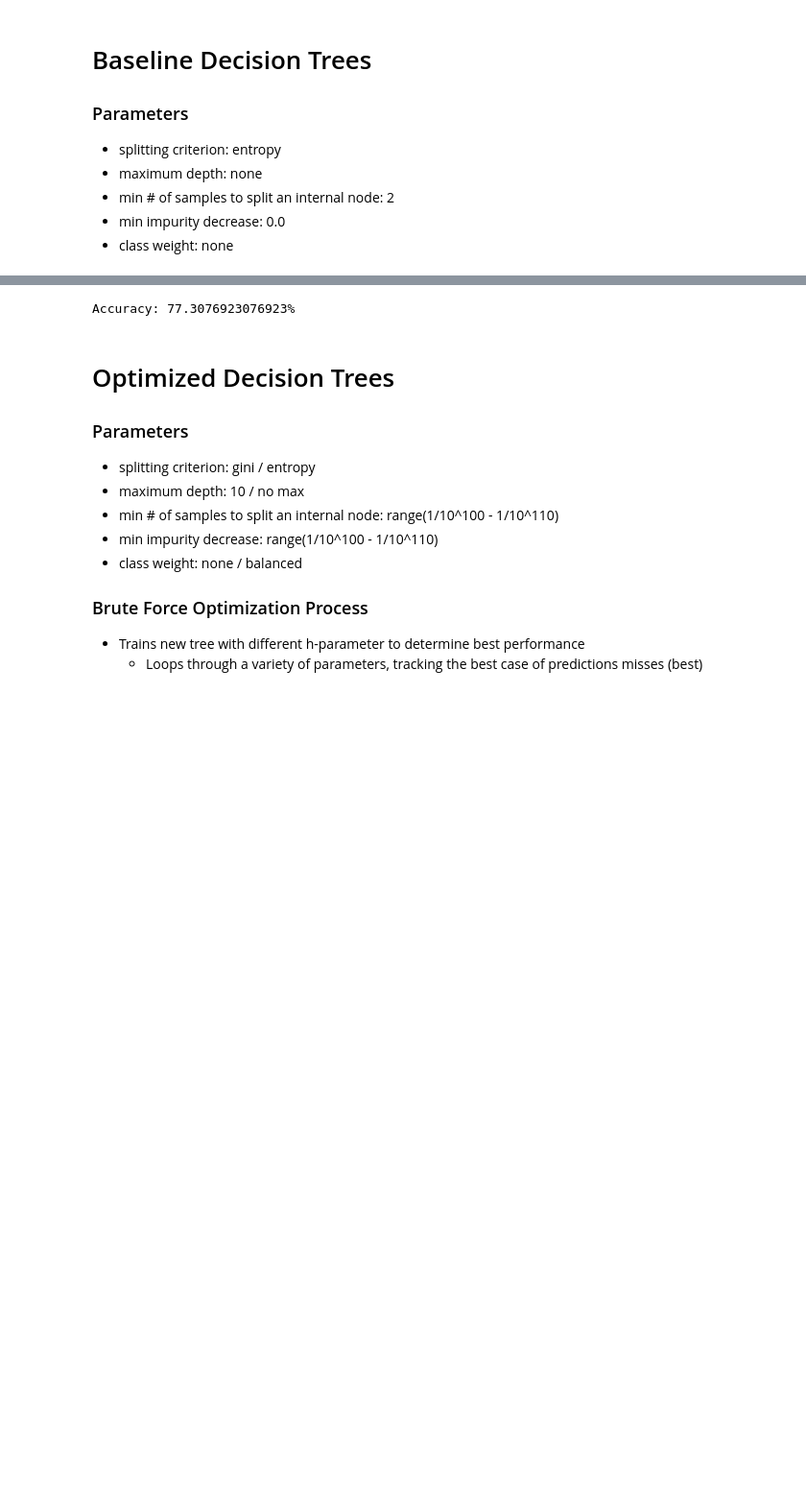
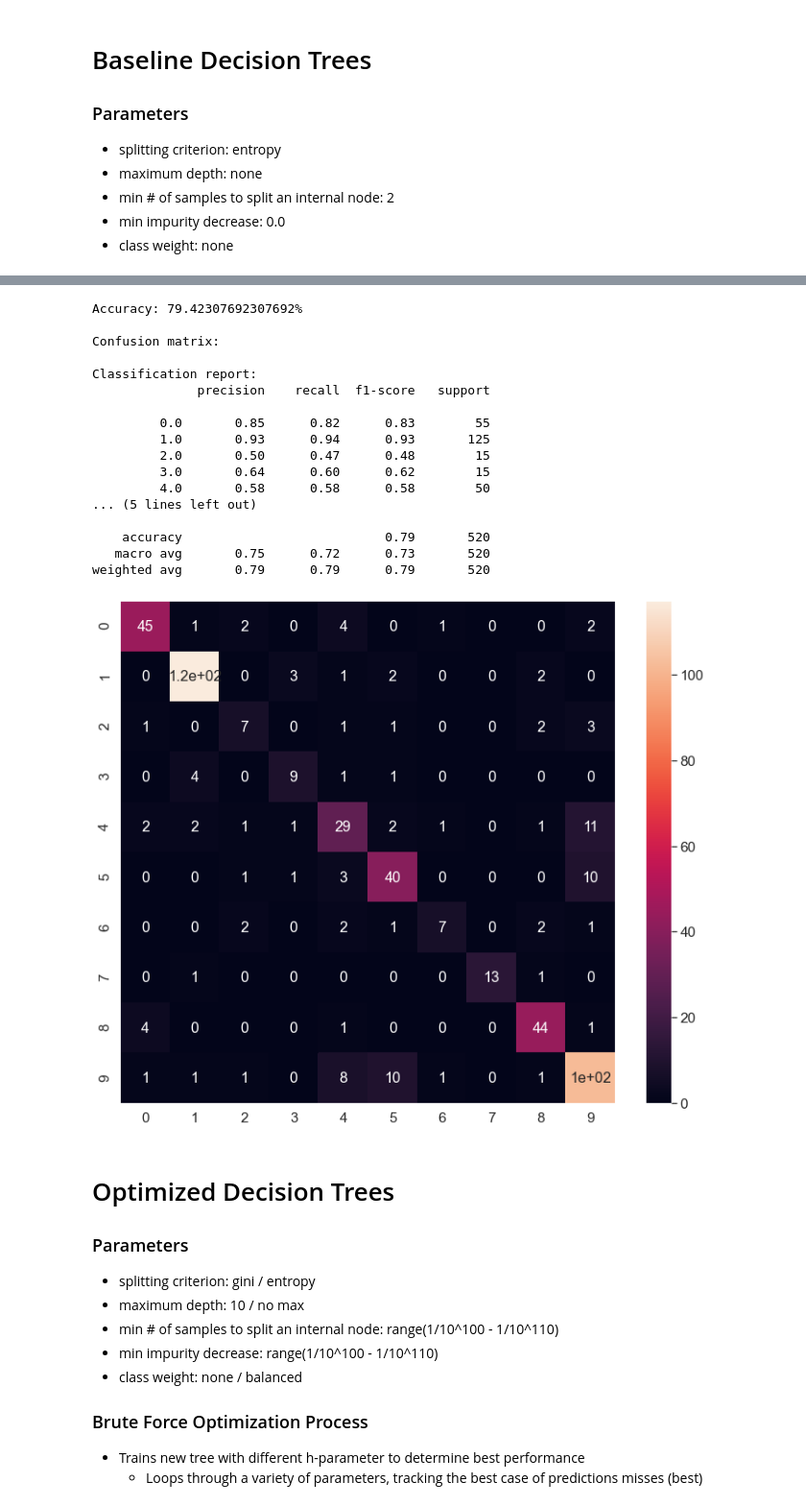
Before and after one commit to BryceHamilton/ML_Workbench, a Jupyter notebook: Assignment 1/MLbench.py.ipynb, the cells around one changed output, grey strips where cells are left out. Shown at 96% size. Cells and saved outputs as stored; diff of their text form; code cells hidden in the pictures; blank space fills up the shorter version.

```diff
--- a/Assignment 1/MLbench.py.ipynb
+++ b/Assignment 1/MLbench.py.ipynb
@@ -302,36 +359,54 @@ print(f'Accuracy: {100*((y_test == prediction).sum()/len(y_test))}%')
 # write classification report
 clsf_report = pd.DataFrame(classification_report(y_test, prediction, output_dict=True)).transpose()
 clsf_report.to_csv('output/Base-DT-DS2.csv', index= True)
 
 # write the predictions
 with open('output/Base-DT-DS2.csv', 'a', newline='') as csvfile:
     writer = csv.writer(csvfile)
     for entry in range(prediction.size):
         writer.writerow([entry, int(prediction[entry])])
 
 # get confusion matrix
 labels = list(data_2.keys())
 array = confusion_matrix(y_test, prediction, labels)
 # append confusion matrix
 with open("output/Base-DT-DS2.csv", "a") as csvfile:
     writer = csv.writer(csvfile)
     writer.writerows(array)
 
 
 #Plot confusion matrix: evaluates the quality of the output of the classifier
 print("\n" + "Confusion matrix:")
 df_cm = pd.DataFrame(array, range(10), range(10))
 plt.figure(figsize=(12,10))
 sn.set(font_scale=1.4) # for label size
 sn.heatmap(df_cm, annot=True, annot_kws={"size": 16}) # font size
 plt.show()
 
 # show precision, recall, f1-score, etc
 print("\n" + "Classification report:")
-report = classification_report(y_test, prediction)
-print(report)
+BaseDT2Report = classification_report(y_test, prediction)
+print(BaseDT2Report)
+BaseDT2Report = classification_report(y_test, prediction, output_dict=True)
 # %% [output]
-Accuracy: 77.3076923076923%
+Accuracy: 79.42307692307692%
+
+Confusion matrix:
+
+Classification report:
+              precision    recall  f1-score   support
+
+         0.0       0.85      0.82      0.83        55
+         1.0       0.93      0.94      0.93       125
+         2.0       0.50      0.47      0.48        15
+         3.0       0.64      0.60      0.62        15
+         4.0       0.58      0.58      0.58        50
+... (5 lines left out)
+
+    accuracy                           0.79       520
+   macro avg       0.75      0.72      0.73       520
+weighted avg       0.79      0.79      0.79       520
+[figure, added]
 # %% [markdown]
 # Optimized Decision Trees
 ### Parameters
```
Also changed, not shown: parts of 17 cells of this notebook, 12 other files.
